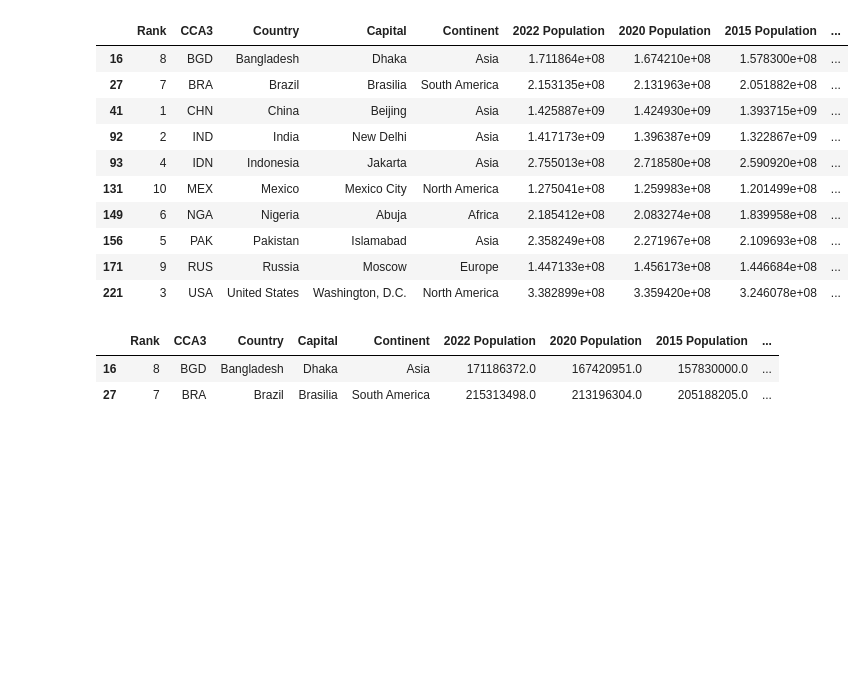
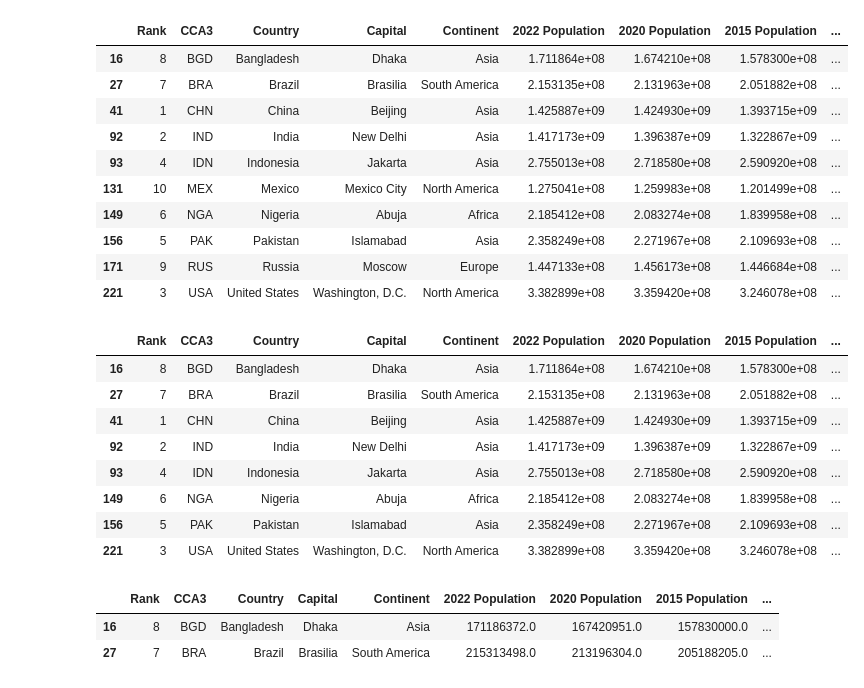
Before and after one commit to bayusedana26/Python-Projects, a Jupyter notebook: Jupyter/filter_order.ipynb, the cells around one changed output. Cells and saved outputs as stored; diff of their text form; code cells hidden in the pictures; blank space fills up the shorter version.

```diff
--- a/Jupyter/filter_order.ipynb
+++ b/Jupyter/filter_order.ipynb
@@ -31,6 +31,18 @@ df[df['Rank']<=10]
 | 156 | 5 | PAK | Pakistan | Islamabad | Asia | 2.358249e+08 | 2.271967e+08 | 2.109693e+08 | ... |
 | 171 | 9 | RUS | Russia | Moscow | Europe | 1.447133e+08 | 1.456173e+08 | 1.446684e+08 | ... |
 | 221 | 3 | USA | United States | Washington, D.C. | North America | 3.382899e+08 | 3.359420e+08 | 3.246078e+08 | ... |
+# %%
+df[df['World Population Percentage']>= 2.00]
+# %% [output]
+|  | Rank | CCA3 | Country | Capital | Continent | 2022 Population | 2020 Population | 2015 Population | ... |
+| 16 | 8 | BGD | Bangladesh | Dhaka | Asia | 1.711864e+08 | 1.674210e+08 | 1.578300e+08 | ... |
+| 27 | 7 | BRA | Brazil | Brasilia | South America | 2.153135e+08 | 2.131963e+08 | 2.051882e+08 | ... |
+| 41 | 1 | CHN | China | Beijing | Asia | 1.425887e+09 | 1.424930e+09 | 1.393715e+09 | ... |
+| 92 | 2 | IND | India | New Delhi | Asia | 1.417173e+09 | 1.396387e+09 | 1.322867e+09 | ... |
+| 93 | 4 | IDN | Indonesia | Jakarta | Asia | 2.755013e+08 | 2.718580e+08 | 2.590920e+08 | ... |
+| 149 | 6 | NGA | Nigeria | Abuja | Africa | 2.185412e+08 | 2.083274e+08 | 1.839958e+08 | ... |
+| 156 | 5 | PAK | Pakistan | Islamabad | Asia | 2.358249e+08 | 2.271967e+08 | 2.109693e+08 | ... |
+| 221 | 3 | USA | United States | Washington, D.C. | North America | 3.382899e+08 | 3.359420e+08 | 3.246078e+08 | ... |
 # %%
 find_country = ['Bangladesh', 'Brazil']
 
```
Also changed, not shown: 2 other files.
